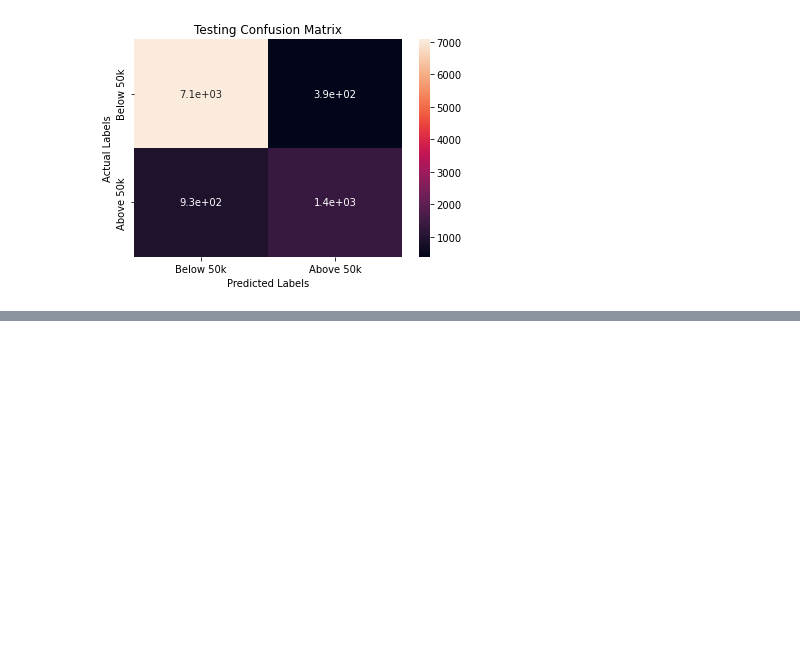
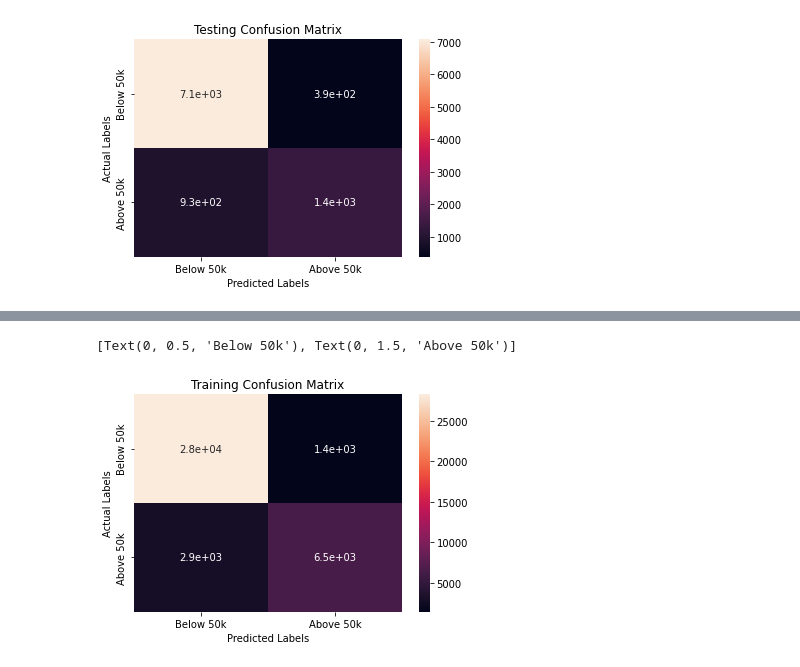
Before and after one commit to rsonar821/Adult-ML-Model, a Jupyter notebook: Adults.ipynb, the cells around one changed output, grey strips where cells are left out. Cells and saved outputs as stored; diff of their text form; code cells hidden in the pictures; blank space fills up the shorter version.

```diff
--- a/Adults.ipynb
+++ b/Adults.ipynb
@@ -688,0 +691,2 @@ ax.yaxis.set_ticklabels(labels)
+# %%
+xgb = XGBClassifier()
@@ -688,0 +733,3 @@ ax.yaxis.set_ticklabels(labels)
+# %%
+xgb_random = RandomizedSearchCV(estimator=xgb, param_distributions = xgboost_grid, cv = 3, verbose=2, scoring='roc_auc')
+xgb_random.fit(X_train,Y_train)
@@ -688,0 +779,14 @@ ax.yaxis.set_ticklabels(labels)
+# %%
+xgb_best_parameters = xgb_random.best_params_
+
+xgb_model = XGBClassifier(gamma = xgb_best_parameters['gamma'],
+                        learning_rate = xgb_best_parameters['learning_rate'],
+                        max_delta_step = xgb_best_parameters['max_delta_step'],
+                        max_depth = xgb_best_parameters['max_depth'],
+                        min_child_weight = xgb_best_parameters['min_child_weight'],
+                        n_estimators = xgb_best_parameters['n_estimators'],
+                        reg_alpha = xgb_best_parameters['reg_alpha'],
+                        reg_lambda = xgb_best_parameters['reg_lambda'],
+                        n_jobs = xgb_best_parameters['n_jobs'])
+
+xgb_model.fit(X_train, Y_train)
@@ -688,0 +796,3 @@ ax.yaxis.set_ticklabels(labels)
+# %%
+xgb_train_preds = xgb_model.predict(X_train)
+xgb_test_preds = xgb_model.predict(X_test)
@@ -688,0 +833,16 @@ ax.yaxis.set_ticklabels(labels)
+# %%
+# Training Dataset
+labels = ['Below 50k', 'Above 50k']
+cm = confusion_matrix(Y_train, xgb_train_preds)
+
+ax = plt.subplot()
+sns.heatmap(cm, annot=True, ax = ax)
+
+ax.set_xlabel('Predicted Labels')
+ax.set_ylabel('Actual Labels')
+ax.set_title('Training Confusion Matrix')
+ax.xaxis.set_ticklabels(labels)
+ax.yaxis.set_ticklabels(labels)
+# %% [output]
+[Text(0, 0.5, 'Below 50k'), Text(0, 1.5, 'Above 50k')]
+[figure, added]
```
Also changed, not shown: parts of 11 cells of this notebook.
